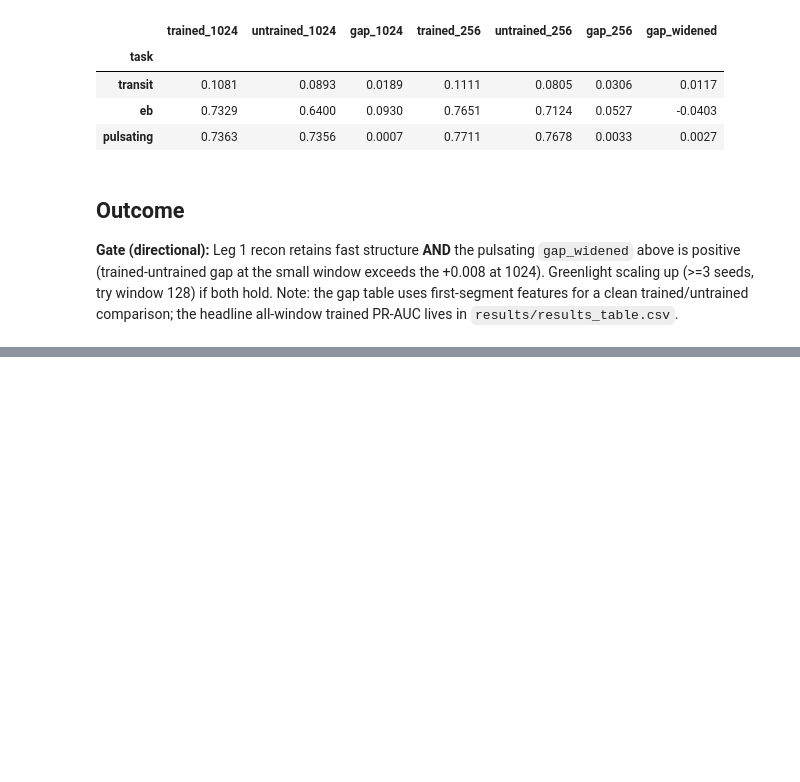
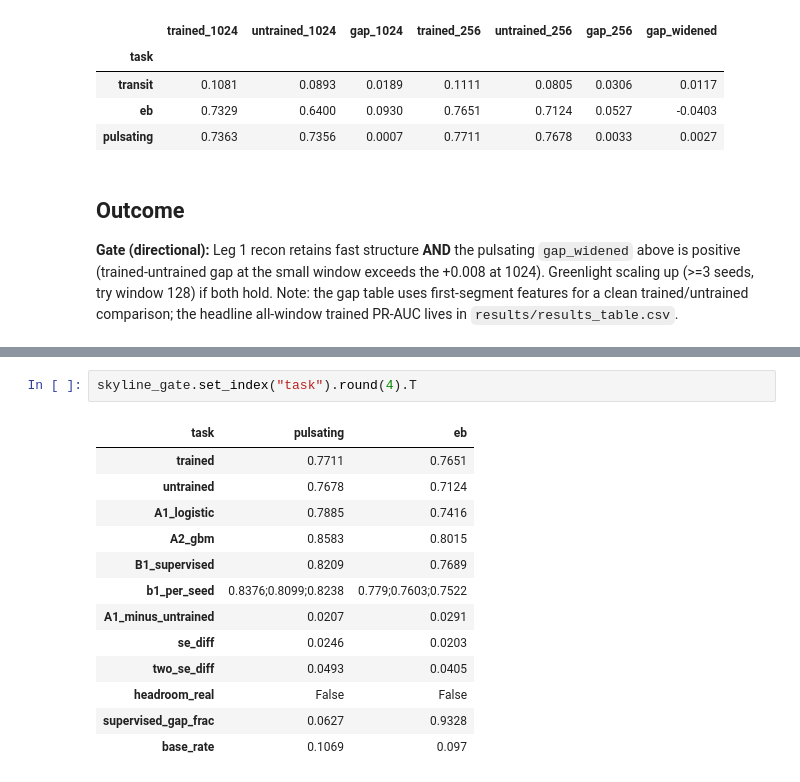
Before and after one commit to BrightonLiu-zZ/Stellar-World-Model, a Jupyter notebook: src/notebooks/ablation_diagnostics.ipynb, the cells around one changed output, grey strips where cells are left out. Saved outputs shown, nothing was run; the diff lists cells and outputs as text; blank space fills up the shorter version.

```diff
--- a/src/notebooks/ablation_diagnostics.ipynb
+++ b/src/notebooks/ablation_diagnostics.ipynb
@@ -215,0 +246,16 @@ saved C:\git_repo\Stellar-World-Model\experiments\exp01_window256_seq16\figs\gap
+# %%
+skyline_gate.set_index("task").round(4).T
+# %% [output]
+| task | pulsating | eb |
+| trained | 0.7711 | 0.7651 |
+| untrained | 0.7678 | 0.7124 |
+| A1_logistic | 0.7885 | 0.7416 |
+| A2_gbm | 0.8583 | 0.8015 |
+| B1_supervised | 0.8209 | 0.7689 |
+| b1_per_seed | 0.8376;0.8099;0.8238 | 0.779;0.7603;0.7522 |
+| A1_minus_untrained | 0.0207 | 0.0291 |
+| se_diff | 0.0246 | 0.0203 |
+| two_se_diff | 0.0493 | 0.0405 |
+| headroom_real | False | False |
+| supervised_gap_frac | 0.0627 | 0.9328 |
+| base_rate | 0.1069 | 0.097 |
```
Also changed, not shown: parts of 8 cells of this notebook.
